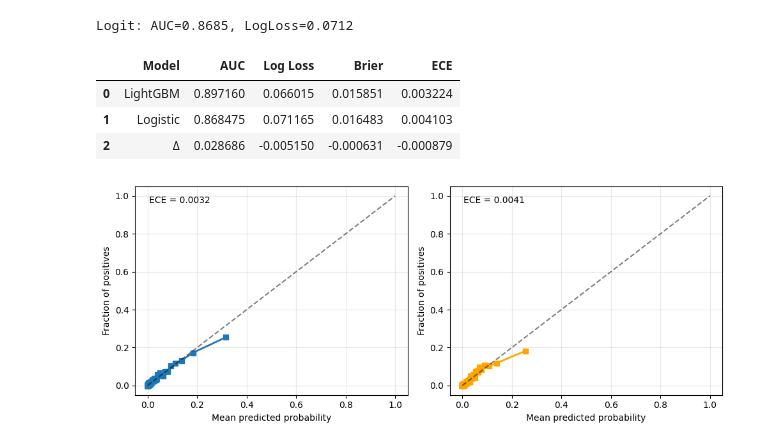
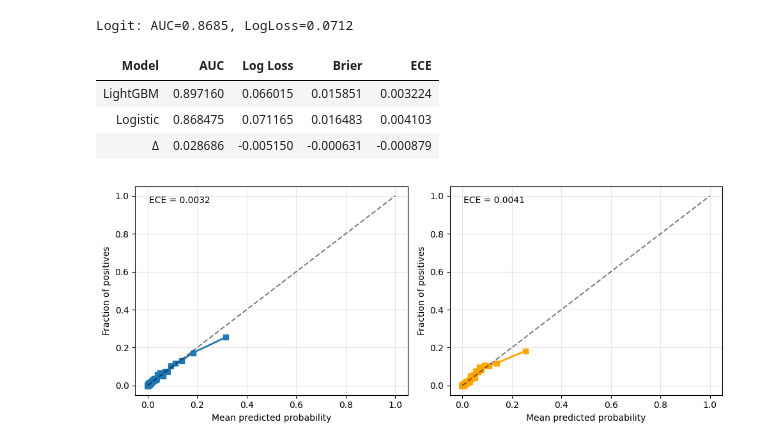
Before and after one commit to vilhelm-k/credit-risk-xai-thesis, a Jupyter notebook: notebooks/05a_xai_global.ipynb, the cells around one changed output. Drawn from its saved outputs; the diff is of its cells as text; code cells hidden in the pictures.

Commit message:
html tables in 05a

```diff
--- a/notebooks/05a_xai_global.ipynb
+++ b/notebooks/05a_xai_global.ipynb
@@ -81,22 +82,22 @@ Logit: AUC=0.8685, LogLoss=0.0712
 # %%
 from sklearn.metrics import brier_score_loss
 
 metrics = {
     'Model': ['LightGBM', 'Logistic', 'Δ'],
     'AUC': [roc_auc_score(y_val, y_pred_proba), roc_auc_score(y_val, logit_val_proba), 0],
     'Log Loss': [log_loss(y_val, y_pred_proba), log_loss(y_val, logit_val_proba), 0],
     'Brier': [brier_score_loss(y_val, y_pred_proba), brier_score_loss(y_val, logit_val_proba), 0],
     'ECE': [compute_ece(y_val, y_pred_proba), compute_ece(y_val, logit_val_proba), 0],
 }
 for col in ['AUC', 'Log Loss', 'Brier', 'ECE']:
     metrics[col][2] = metrics[col][0] - metrics[col][1]
 
-pd.DataFrame(metrics)
+HTML(pd.DataFrame(metrics).to_html(index=False))
 # %% [output]
-|  | Model | AUC | Log Loss | Brier | ECE |
-| 0 | LightGBM | 0.897160 | 0.066015 | 0.015851 | 0.003224 |
-| 1 | Logistic | 0.868475 | 0.071165 | 0.016483 | 0.004103 |
-| 2 | Δ | 0.028686 | -0.005150 | -0.000631 | -0.000879 |
+| Model | AUC | Log Loss | Brier | ECE |
+| LightGBM | 0.897160 | 0.066015 | 0.015851 | 0.003224 |
+| Logistic | 0.868475 | 0.071165 | 0.016483 | 0.004103 |
+| Δ | 0.028686 | -0.005150 | -0.000631 | -0.000879 |
 # %%
 lgbm_ece = compute_ece(y_val, y_pred_proba)
 logit_ece = compute_ece(y_val, logit_val_proba)
```
Also changed, not shown: parts of 1 cell of this notebook.
